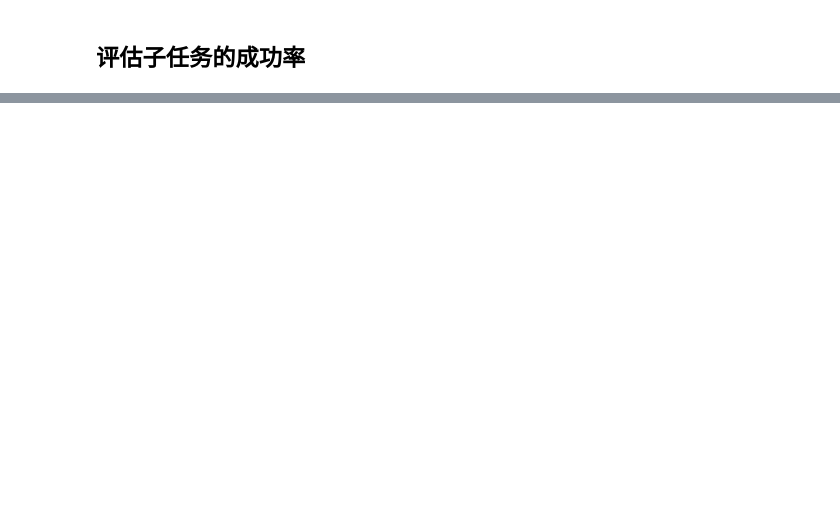
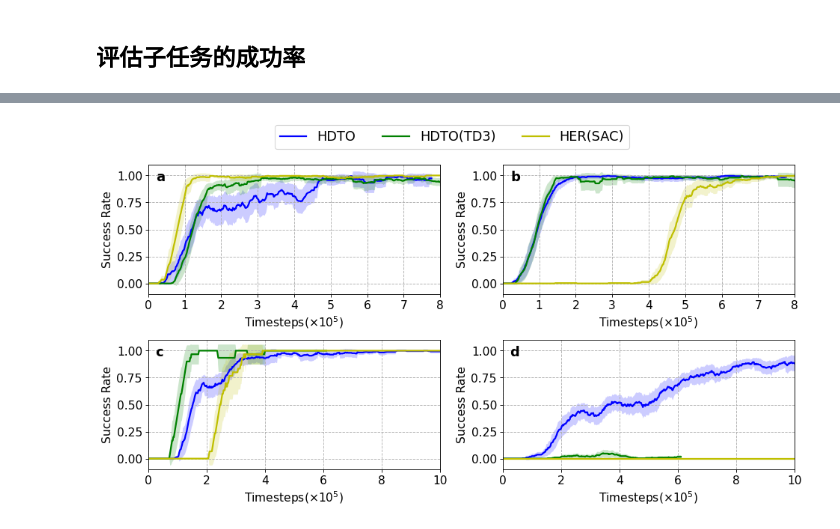
Before and after one commit to NoneJou072/MGHL, a Jupyter notebook: HDTO/data process/cabinet.ipynb, the cells around one changed output, grey strips where cells are left out. Saved outputs shown, nothing was run; the diff lists cells and outputs as text; code cells hidden in the pictures; blank space fills up the shorter version.

```diff
--- a/HDTO/data process/cabinet.ipynb
+++ b/HDTO/data process/cabinet.ipynb
@@ -111,0 +90,82 @@ plt.show()
+# %%
+# 创建一个包含两个子图的图形
+fig, ((ax1, ax2), (ax3, ax4)) = plt.subplots(2, 2, figsize=(12, 6), dpi=80)
+
+# 第一个子图
+ax1.plot(timesteps_sac, lock_sac_mean, 'b', linewidth=2.0, label='HDTO')
+ax1.fill_between(timesteps_sac, lock_sac_mean - 0.5 * lock_sac_std, lock_sac_mean + 0.5 * lock_sac_std,color='b', alpha=0.2, linewidth=0)
+ax1.plot(timesteps_td3, lock_td3_mean, 'g', linewidth=2.0, label='HDTO(TD3)')
+ax1.fill_between(timesteps_td3, lock_td3_mean - 0.5 * lock_td3_std, lock_td3_mean + 0.5 * lock_td3_std,color='g', alpha=0.2, linewidth=0)
+ax1.plot(timesteps_her, lock_her_mean, 'y', linewidth=2.0, label='HER(SAC)')
+ax1.fill_between(timesteps_her, lock_her_mean - 0.5 * lock_her_std, lock_her_mean + 0.5 * lock_her_std,color='y', alpha=0.2, linewidth=0)
+
+ax1.set_xlim(0, 8)
+ax1.set_ylim(-0.1, 1.1)
+ax1.set_xlabel('Timesteps($\\times 10^5$)', fontsize=14)
+ax1.set_ylabel('Success Rate', fontsize=14)
+ax1.tick_params(axis='both', which='major', labelsize=14)
+ax1.grid(linestyle='--')
+ax1.text(0.1, 0.95, ' a', fontsize=16, color='black', fontweight='bold')
+
+# 第二个子图
+ax2.plot(timesteps_sac, door_sac_mean, 'b', linewidth=2.0, label='HDTO')
+ax2.fill_between(timesteps_sac, door_sac_mean - 0.5 * door_sac_std, door_sac_mean + 0.5 * door_sac_std, color='b', alpha=0.2, linewidth=0)
+ax2.plot(timesteps_td3, door_td3_mean, 'g', linewidth=2.0, label='HDTO(TD3)')
+ax2.fill_between(timesteps_td3, door_td3_mean - 0.5 * door_td3_std, door_td3_mean + 0.5 * door_td3_std,color='g', alpha=0.2, linewidth=0)
+ax2.plot(timesteps_her, door_her_mean, 'y', linewidth=2.0, label='HER(SAC)')
+ax2.fill_between(timesteps_her, door_her_mean - 0.5 * door_her_std, door_her_mean + 0.5 * door_her_std,color='y', alpha=0.2, linewidth=0)
+
+ax2.set_xlim(0, 8)
+ax2.set_ylim(-0.1, 1.1)
+ax2.set_xlabel('Timesteps($\\times 10^5$)', fontsize=14)
+ax2.set_ylabel('Success Rate', fontsize=14)
+ax2.tick_params(axis='both', which='major', labelsize=14)
+ax2.grid(linestyle='--')
+ax2.text(0.1, 0.95, ' b', fontsize=16, color='black', fontweight='bold')
+
+# 第三个子图
+ax3.plot(timesteps_sac_drawer, drawer_sac_mean, 'b', linewidth=2.0, label='HDTO')
+ax3.fill_between(timesteps_sac_drawer, drawer_sac_mean - 0.5 * drawer_sac_std, drawer_sac_mean + 0.5 * drawer_sac_std,color='b', alpha=0.2, linewidth=0)
+ax3.plot(timesteps_td3_drawer, drawer_td3_mean, 'g', linewidth=2.0, label='HDTO(TD3)')
+ax3.fill_between(timesteps_td3_drawer, drawer_td3_mean - 0.5 * drawer_td3_std, drawer_td3_mean + 0.5 * drawer_td3_std,color='g', alpha=0.2, linewidth=0)
+ax3.plot(timesteps_her_drawer, drawer_her_mean, 'y', linewidth=2.0, label='HER(SAC)')
+ax3.fill_between(timesteps_her_drawer, drawer_her_mean - 0.5 * drawer_her_std, drawer_her_mean + 0.5 * drawer_her_std,color='y', alpha=0.2, linewidth=0)
+
+ax3.set_xlim(0, 10)
+ax3.set_ylim(-0.1, 1.1)
+ax3.set_xlabel('Timesteps($\\times 10^5$)', fontsize=14)
+ax3.set_ylabel('Success Rate', fontsize=14)
+ax3.tick_params(axis='both', which='major', labelsize=14)
+ax3.grid(linestyle='--')
+ax3.text(0.1, 0.95, ' c', fontsize=16, color='black', fontweight='bold')
+
+# 第四个子图
+ax4.plot(timesteps_sac_drawer, place_sac_mean, 'b', linewidth=2.0, label='HDTO')
+ax4.fill_between(timesteps_sac_drawer, place_sac_mean - 0.5 * place_sac_std, place_sac_mean + 0.5 * place_sac_std, color='b', alpha=0.2, linewidth=0)
+ax4.plot(timesteps_td3_drawer, place_td3_mean, 'g', linewidth=2.0, label='HDTO(TD3)')
+ax4.fill_between(timesteps_td3_drawer, place_td3_mean - 0.5 * place_td3_std, place_td3_mean + 0.5 * place_td3_std,color='g', alpha=0.2, linewidth=0)
+ax4.plot(timesteps_her_drawer, place_her_mean, 'y', linewidth=2.0, label='HER(SAC)')
+ax4.fill_between(timesteps_her_drawer, place_her_mean - 0.5 * place_her_std, place_her_mean + 0.5 * place_her_std,color='y', alpha=0.2, linewidth=0)
+
+ax4.set_xlim(0, 10)
+ax4.set_ylim(-0.1, 1.1)
+ax4.set_xlabel('Timesteps($\\times 10^5$)', fontsize=14)
+ax4.set_ylabel('Success Rate', fontsize=14)
+ax4.tick_params(axis='both', which='major', labelsize=14)
+ax4.grid(linestyle='--')
+ax4.text(0.1, 0.95, ' d', fontsize=16, color='black', fontweight='bold')
+
+# 创建共享的图例
+handles, labels = ax1.get_legend_handles_labels()
+fig.legend(handles, labels, loc='lower center', bbox_to_anchor=(0.5, 1), ncol=5, fontsize=16)
+
+# 调整子图之间的间距
+plt.tight_layout()
+
+# 保存图形
+plt.savefig('combined_plot.png', bbox_inches='tight')
+
+# 显示图形
+plt.show()
+# %% [output]
+[figure, added]
```
Also changed, not shown: parts of 6 cells of this notebook, 39 other files.
